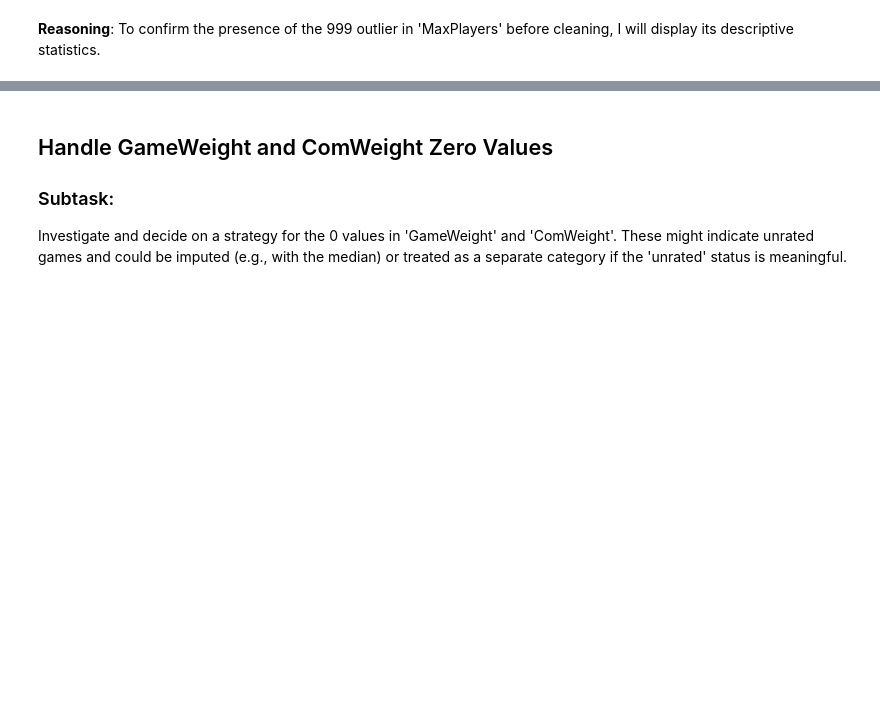
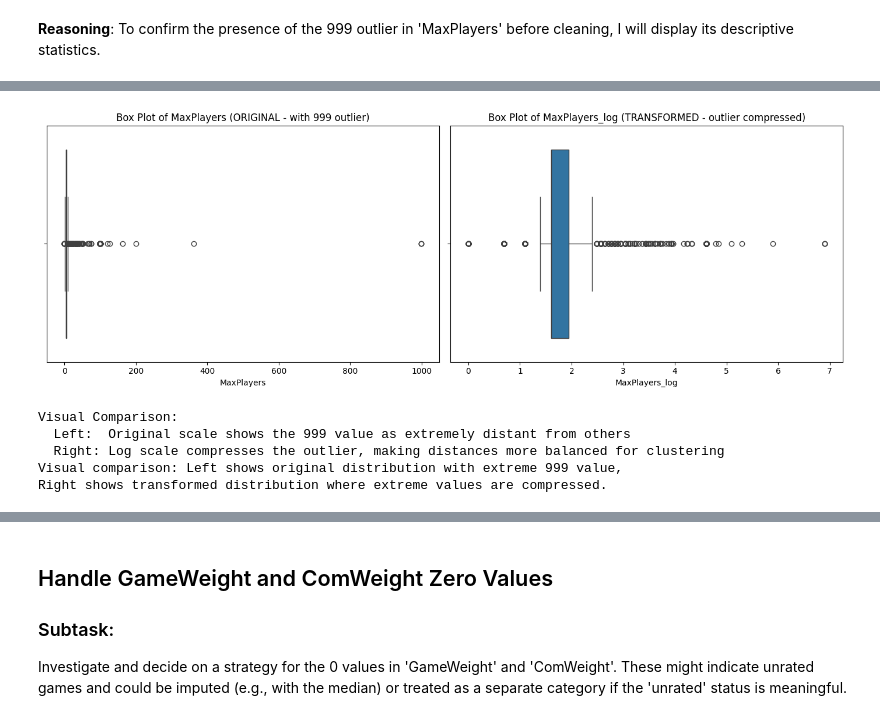
Before and after one commit to kilomo12/Data_Mining_Project, a Jupyter notebook: Data_mining_project/project_data_mining_part1.ipynb, the cells around one changed output, grey strips where cells are left out. Cells and saved outputs as stored; diff of their text form; code cells hidden in the pictures; blank space fills up the shorter version.

```diff
--- a/Data_mining_project/project_data_mining_part1.ipynb
+++ b/Data_mining_project/project_data_mining_part1.ipynb
@@ -837,3 +883,0 @@ To address the extreme outlier of 999 in 'MaxPlayers', I will replace it with `n
-# %%
-df['MaxPlayers'] = df['MaxPlayers'].replace(999, np.nan)
-print("Replaced 999 in 'MaxPlayers' with NaN.")
@@ -870,0 +893,8 @@ df[df['MaxPlayers'] < df['MinPlayers']]
+# %%
+# Apply logarithmic transformation to handle the extreme outlier (999) without data loss
+# Since there are no missing values, we apply log1p directly
+df['MaxPlayers_log'] = np.log1p(df['MaxPlayers'])
+
+print("Applied logarithmic transformation to 'MaxPlayers'")
+print(f"New column 'MaxPlayers_log' created for clustering")
+print("\nBenefit: The extreme outlier (999) is compressed while all data is preserved.")
@@ -870,0 +942,32 @@ df[df['MaxPlayers'] < df['MinPlayers']]
+# %%
+plt.figure(figsize=(14, 5))
+
+# Original distribution (with outlier visible)
+plt.subplot(1, 2, 1)
+sns.boxplot(x=df['MaxPlayers'])
+plt.title('Box Plot of MaxPlayers (ORIGINAL - with 999 outlier)')
+plt.xlabel('MaxPlayers')
+
+# Transformed distribution (outlier compressed)
+plt.subplot(1, 2, 2)
+sns.boxplot(x=df['MaxPlayers_log'])
+plt.title('Box Plot of MaxPlayers_log (TRANSFORMED - outlier compressed)')
+plt.xlabel('MaxPlayers_log')
+
+plt.tight_layout()
+plt.show()
+
+print("Visual Comparison:")
+print("  Left:  Original scale shows the 999 value as extremely distant from others")
+print("  Right: Log scale compresses the outlier, making distances more balanced for clustering")
+plt.show()
+
+print("Visual comparison: Left shows original distribution with extreme 999 value,")
+print("Right shows transformed distribution where extreme values are compressed.")
+# %% [output]
+[figure, added]
+Visual Comparison:
+  Left:  Original scale shows the 999 value as extremely distant from others
+  Right: Log scale compresses the outlier, making distances more balanced for clustering
+Visual comparison: Left shows original distribution with extreme 999 value,
+Right shows transformed distribution where extreme values are compressed.
```
Also changed, not shown: parts of 24 cells of this notebook.
